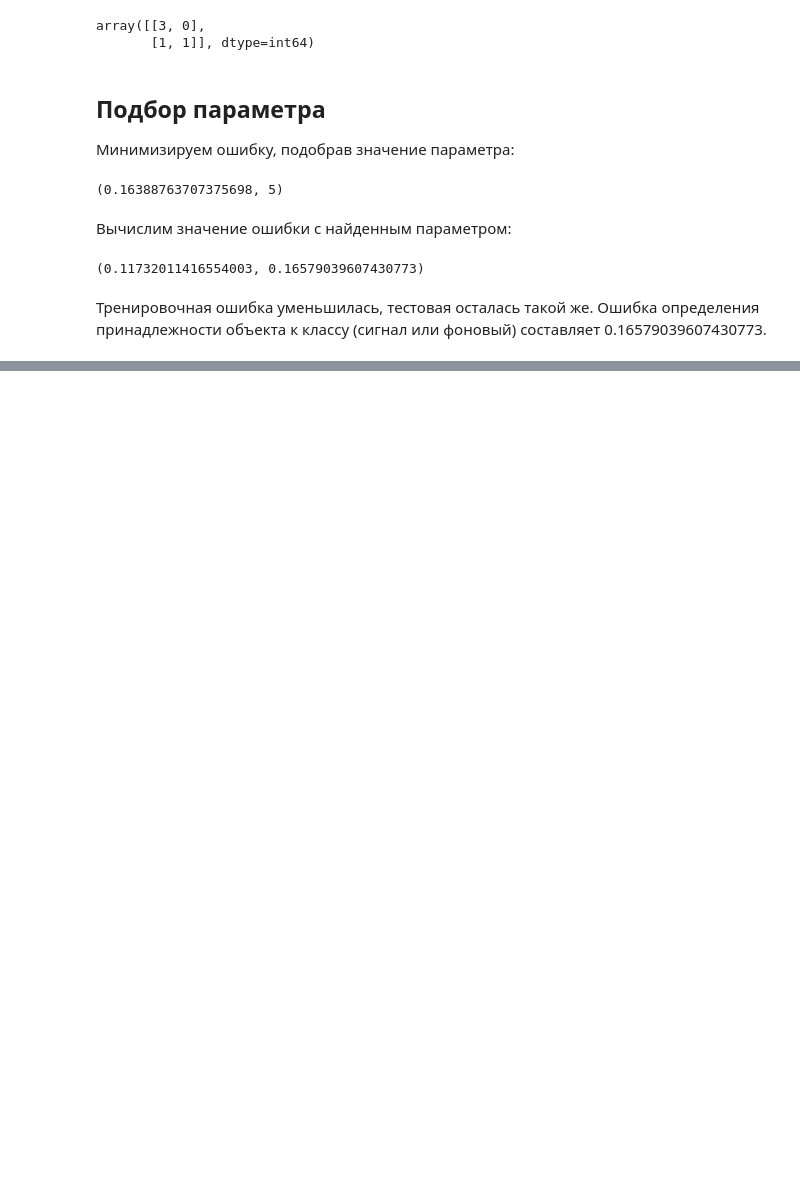
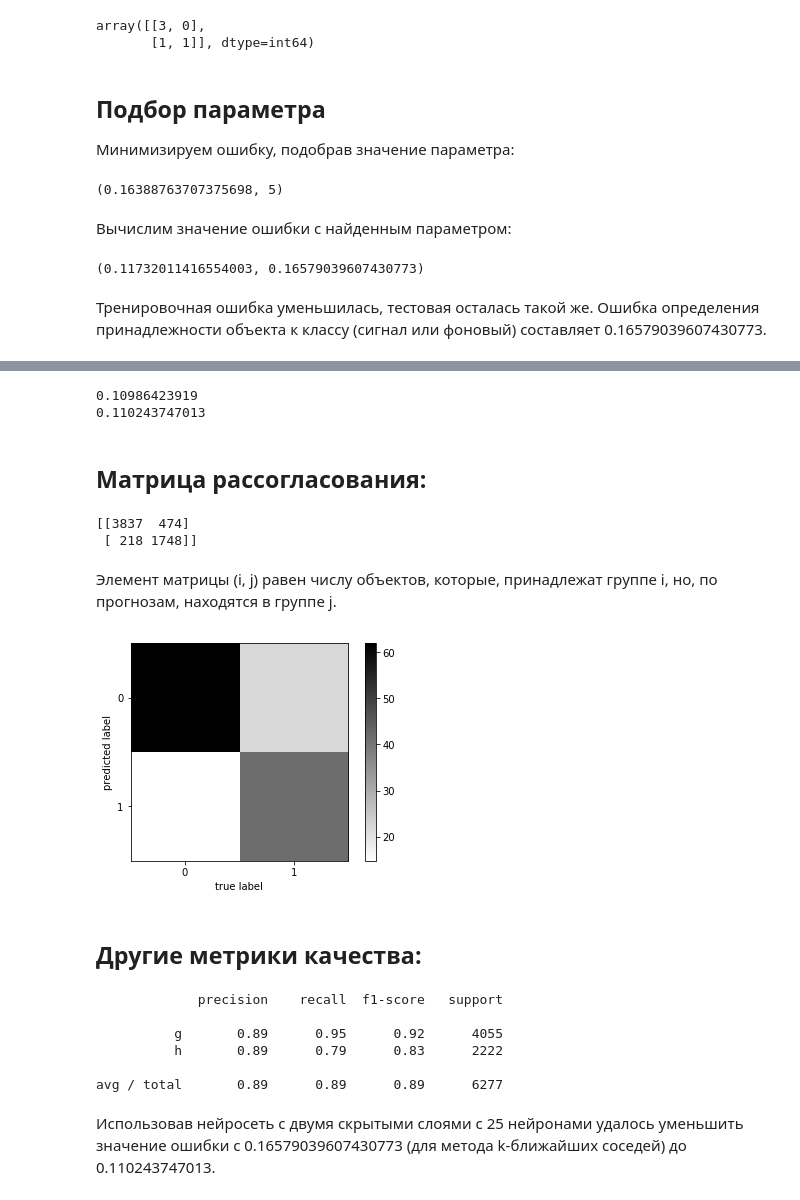
Before and after one commit to AntonChetverikov/anchet_ML_HW, a Jupyter notebook: Lab_ML_HW.ipynb, the cells around one changed output, grey strips where cells are left out. Saved outputs shown, nothing was run; the diff lists cells and outputs as text; code cells hidden in the pictures; blank space fills up the shorter version.

```diff
--- a/Lab_ML_HW.ipynb
+++ b/Lab_ML_HW.ipynb
@@ -552,0 +830,49 @@ print(err_train, err_test)
+# %%
+mlp_model = MLPClassifier(alpha = alpha_opt, hidden_layer_sizes = (25,25),
+                          solver = 'lbfgs', activation = 'logistic', random_state = 42)
+mlp_model.fit(X_train, y_train)
+
+y_train_pred = mlp_model.predict(X_train)
+y_test_pred = mlp_model.predict(X_test)
+print(np.mean(y_train != y_train_pred))
+print(np.mean(y_test != y_test_pred))
+# %% [output]
+0.10986423919
+0.110243747013
+# %% [markdown]
+## Матрица рассогласования:
+# %%
+from sklearn.metrics import confusion_matrix
+print(confusion_matrix(y_test_pred, y_test))
+# %% [output]
+[[3837  474]
+ [ 218 1748]]
+# %% [markdown]
+Элемент матрицы (i, j) равен числу объектов, которые, принадлежат группе i, но, по прогнозам, находятся в группе j.
+# %%
+M = confusion_matrix(y_test_pred, y_test)
+M = np.sqrt(M)
+plt.imshow(M, interpolation = 'nearest')
+plt.set_cmap('binary')
+plt.xticks(range(2))
+plt.yticks(range(2))
+plt.xlabel("true label")
+plt.ylabel("predicted label")
+plt.colorbar()
+pass
+# %% [output]
+[figure, added]
+# %% [markdown]
+## Другие метрики качества:
+# %%
+from sklearn.metrics import classification_report
+print(classification_report(y_test, y_test_pred))
+# %% [output]
+             precision    recall  f1-score   support
+
+          g       0.89      0.95      0.92      4055
+          h       0.89      0.79      0.83      2222
+
+avg / total       0.89      0.89      0.89      6277
+# %% [markdown]
+Использовав нейросеть с двумя скрытыми слоями с 25 нейронами удалось уменьшить значение ошибки с 0.16579039607430773 (для метода k-ближайших соседей) до 0.110243747013.
```
Also changed, not shown: parts of 49 cells of this notebook.
